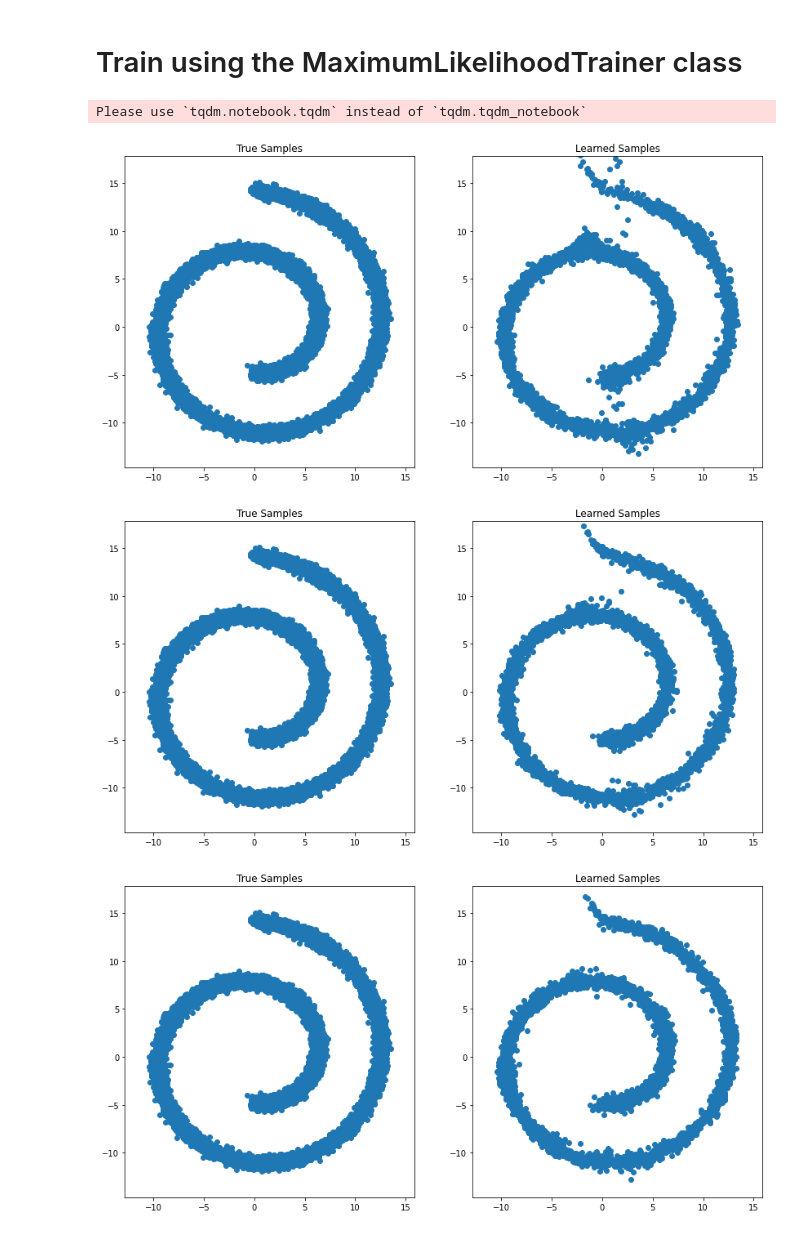
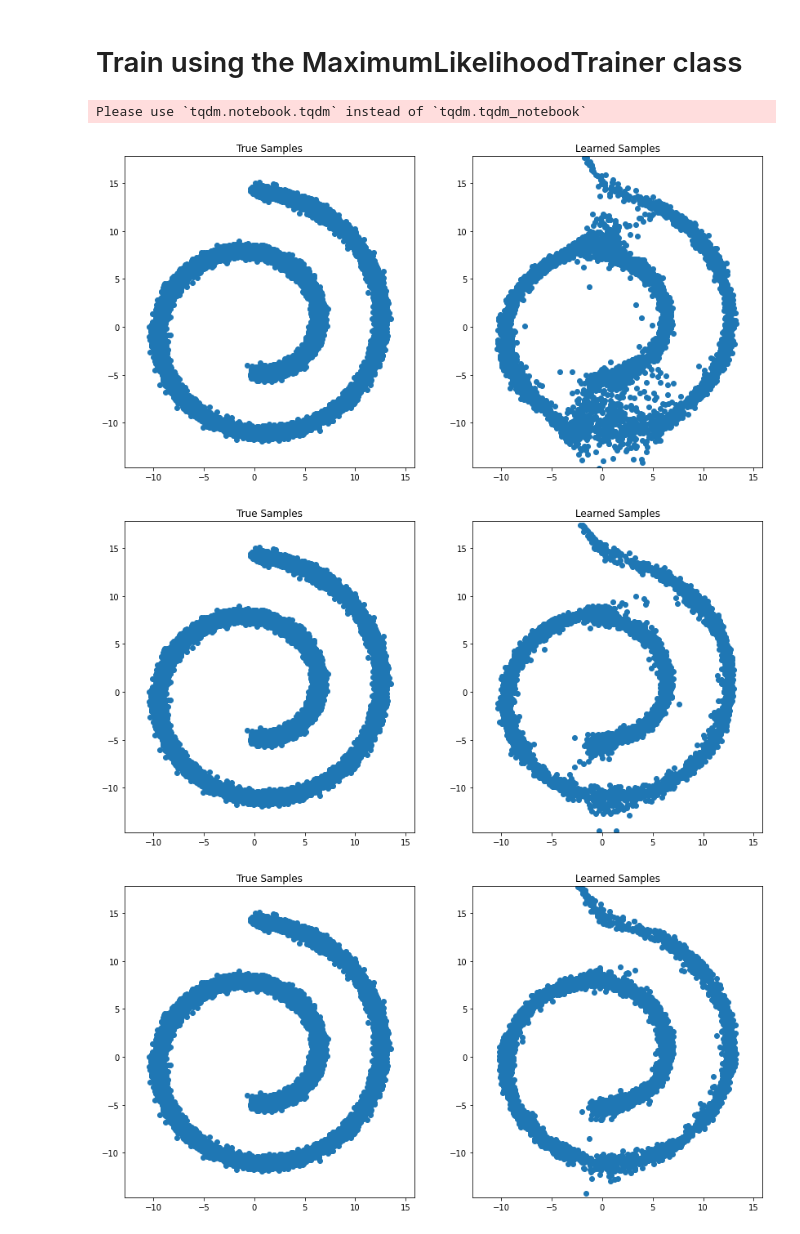
Before and after one commit to Information-Fusion-Lab-Umass/NuX, a Jupyter notebook: notebooks/2D Density Estimation.ipynb, the cells around one changed output. Drawn from its saved outputs; the diff is of its cells as text; code cells hidden in the pictures.

```diff
--- a/notebooks/2D Density Estimation.ipynb
+++ b/notebooks/2D Density Estimation.ipynb
@@ -41,9 +41,9 @@ def create_network(out_shape):
 # Function to create the normalizing flow
 def create_flow():
     return nux.sequential(nux.AffineLDU(),
-                          nux.CouplingLogisticMixtureLogit(n_components=8, create_network=create_network),
+                          nux.LogisticMixtureLogit(n_components=8, create_network=create_network),
                           nux.AffineLDU(),
-                          nux.CouplingLogisticMixtureLogit(n_components=8, create_network=create_network),
+                          nux.LogisticMixtureLogit(n_components=8, create_network=create_network),
                           nux.AffineLDU(),
                           nux.UnitGaussianPrior())
 # %% [markdown]
@@ -57,42 +57,42 @@ flow = nux.Flow(create_flow, key, inputs, batch_axes=(0,))
 # %%
 trainer = nux.MaximumLikelihoodTrainer(flow, lr=1e-3, warmup=None)
 # %%
-# This loop takes 30 seconds to get a nll of 4.70 using 1 GPU
+# This loop takes 30 seconds to get a nll of 4.70 using a 1080 Ti
 batch_size = 128
 n_batches = 2000
 n_iters = 5
 
 key = random.PRNGKey(0)
 keys = random.split(key, n_iters)
 pbar = tqdm.tqdm_notebook(list(enumerate(keys)))
 for i, key in pbar:
     # Take a doubly-batched minibatch to feed into the scan trainer
     batch_idx = random.randint(key, minval=0, maxval=data.shape[0], shape=(n_batches, batch_size))
     input_batch = {"x": data[batch_idx]}
 
     # Compute 'n_batches' number of gradient steps in a really fast lax.scan loop
-    losses = trainer.grad_step_scan_loop(key, input_batch)
-    pbar.set_description(f"nll: {losses.mean():.2f}")
+    train_output = trainer.grad_step_scan_loop(key, input_batch)
+    pbar.set_description(f"nll: {train_output.loss.mean():.2f}")
 
     # Sample from the trained flow
     samples = trainer.flow.sample(key, n_samples=5000)
 
     # Plot the samples against the true samples
     (xmin, ymin), (xmax, ymax) = data.min(axis=0), data.max(axis=0)
     xspread, yspread = xmax - xmin, ymax - ymin
     xmin -= 0.1*xspread
     xmax += 0.1*xspread
     ymin -= 0.1*yspread
     ymax += 0.1*yspread
 
     fig, (ax1, ax2) = plt.subplots(1, 2, figsize=(14, 7))
     ax1.scatter(*data.T); ax1.set_title("True Samples")
     ax2.scatter(*samples["x"].T); ax2.set_title("Learned Samples")
     ax1.set_xlim(xmin, xmax); ax1.set_ylim(ymin, ymax)
     ax2.set_xlim(xmin, xmax); ax2.set_ylim(ymin, ymax)
     plt.show()
 # %% [output]
 Please use `tqdm.notebook.tqdm` instead of `tqdm.tqdm_notebook`
-[figure, old version]
+[figure, new version]
-[figure, old version]
+[figure, new version]
-[figure, old version]
+[figure, new version]
```
Also changed, not shown: parts of 1 cell of this notebook, 1 other file.
